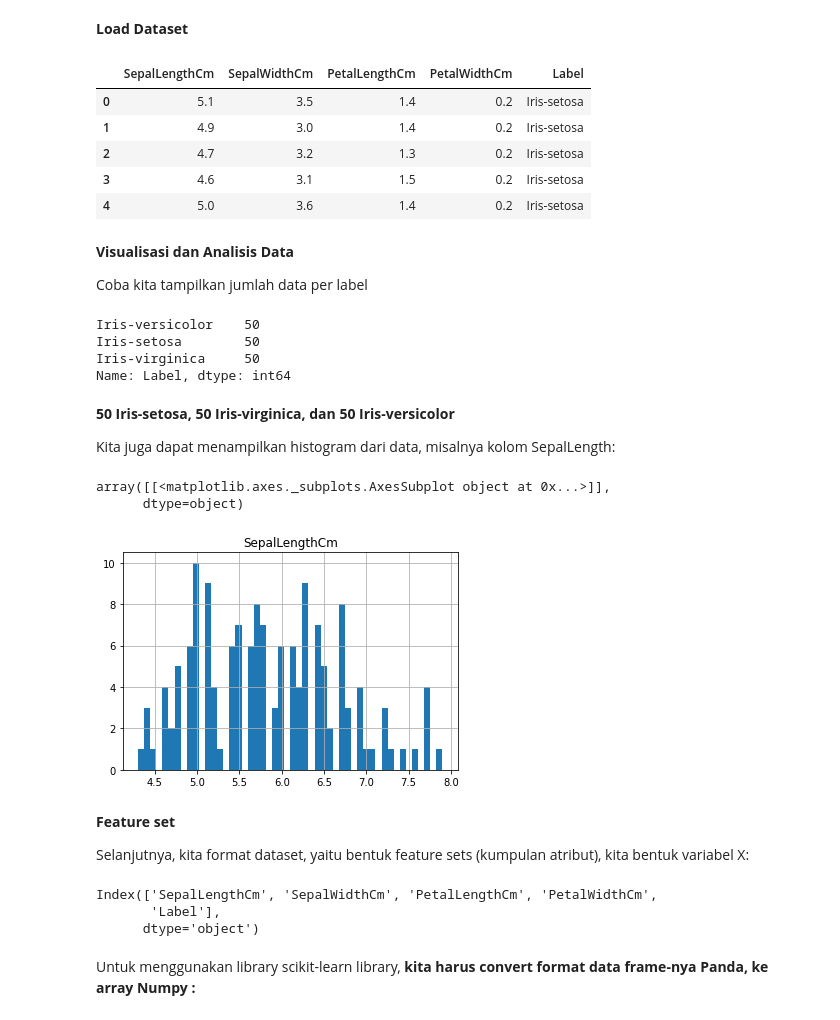
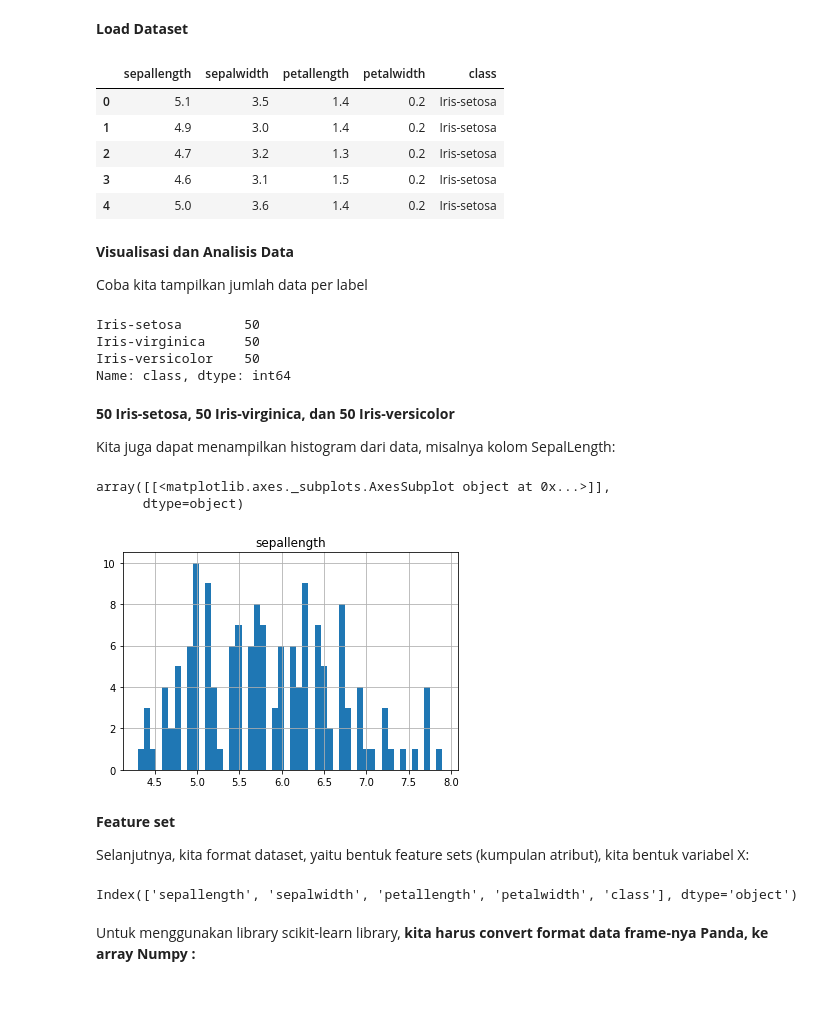
Before and after one commit to bungaayuu/python, a Jupyter notebook: Python_Machine_Learning_For_K_NN.ipynb, the cells around one changed output. Drawn from its saved outputs; the diff is of its cells as text; code cells hidden in the pictures.

```diff
--- a/Python_Machine_Learning_For_K_NN.ipynb
+++ b/Python_Machine_Learning_For_K_NN.ipynb
@@ -62,10 +62,10 @@ iris.csv            100%[===================>]   4.65K  --.-KB/s    in 0s
 # %% [markdown]
 **Load Dataset**
 # %%
-df = pd.read_csv('iris.csv')
+df = pd.read_csv('iris_csv.csv')
 df.head()
 # %% [output]
-|  | SepalLengthCm | SepalWidthCm | PetalLengthCm | PetalWidthCm | Label |
+|  | sepallength | sepalwidth | petallength | petalwidth | class |
 | 0 | 5.1 | 3.5 | 1.4 | 0.2 | Iris-setosa |
 | 1 | 4.9 | 3.0 | 1.4 | 0.2 | Iris-setosa |
 | 2 | 4.7 | 3.2 | 1.3 | 0.2 | Iris-setosa |
@@ -75,23 +75,24 @@ df.head()
 **Visualisasi dan Analisis Data**
 
 Coba kita tampilkan jumlah data per label
-# %%
-df['Label'].value_counts()
-# %% [output]
-Iris-versicolor    50
-Iris-setosa        50
-Iris-virginica     50
-Name: Label, dtype: int64
+# %%
+# df['Label'].value_counts() - diganti class
+df['class'].value_counts()
+# %% [output]
+Iris-setosa        50
+Iris-virginica     50
+Iris-versicolor    50
+Name: class, dtype: int64
 # %% [markdown]
 **50 Iris-setosa, 50 Iris-virginica, dan 50 Iris-versicolor**
 
 Kita juga dapat menampilkan histogram dari data, misalnya kolom SepalLength:
 # %%
-df.hist(column='SepalLengthCm', bins=50)
+df.hist(column='sepallength', bins=50)
 # %% [output]
 array([[<matplotlib.axes._subplots.AxesSubplot object at 0x...>]],
       dtype=object)
-[figure, old version]
+[figure, new version]
 # %% [markdown]
 **Feature set**
 
@@ -99,9 +100,7 @@ Selanjutnya, kita format dataset, yaitu bentuk feature sets (kumpulan atribut),
 # %%
 df.columns
 # %% [output]
-Index(['SepalLengthCm', 'SepalWidthCm', 'PetalLengthCm', 'PetalWidthCm',
-       'Label'],
-      dtype='object')
+Index(['sepallength', 'sepalwidth', 'petallength', 'petalwidth', 'class'], dtype='object')
 # %% [markdown]
 Untuk menggunakan library scikit-learn library, **kita harus convert format data frame-nya Panda, ke array Numpy :**
 # %%
```
Also changed, not shown: parts of 5 cells of this notebook.
